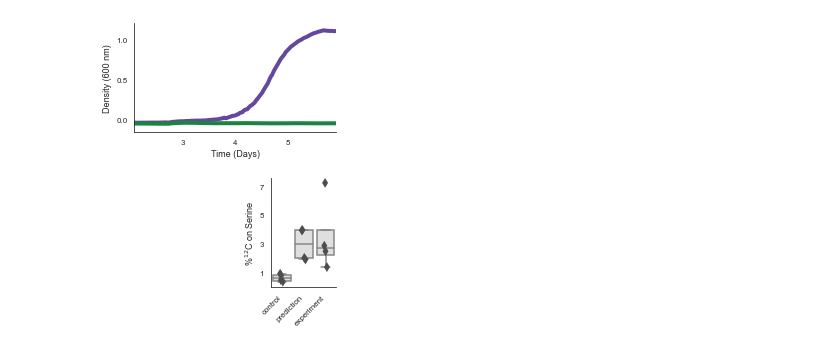
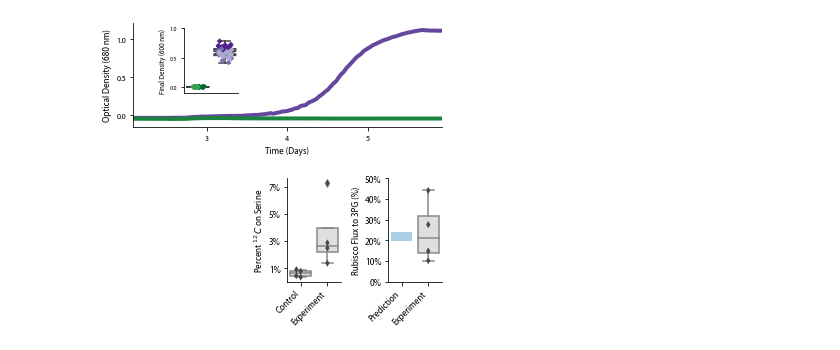
Before and after one commit to flamholz/carboxecoli, a Jupyter notebook: notebooks/Figure 3 merged.ipynb, the cells around one changed output. Saved outputs shown, nothing was run; the diff lists cells and outputs as text; code cells hidden in the pictures.

```diff
--- a/notebooks/Figure 3 merged.ipynb
+++ b/notebooks/Figure 3 merged.ipynb
@@ -9,9 +12,3 @@ from matplotlib import pyplot as plt
-# %%
-# Make a color palette for the swarmplot that colors replicates differently.
-greys = sns.color_palette('Greys', n_colors=8)
-greens = sns.color_palette('Greens', n_colors=8)
-purples = sns.color_palette('Purples', n_colors=8)
-reddish_purple = sns.set_hls_values(sns.xkcd_rgb['reddish purple'], 0.9, 0.3, 1)
 # %%
 # Load bioreactor data
 
@@ -145,0 +50,11 @@ This is 1/48.7 of the cytosolic 12C pool
+# %%
+# Load precomputed flux predictions via pFBA
+flux_prediction_df = pd.read_csv('data/FBA/ccmb1_fluxes.csv')
+rub_pct_range = (flux_prediction_df.rub_pct_3pg_prod.min(), flux_prediction_df.rub_pct_3pg_prod.max())
+
+# Load precomputed flux inferences (from data).
+flux_inference_df = pd.read_csv('data/LCMS/022720_flux_inferrence.csv')
+flux_inference_df['pct_12co2_inferred'] = flux_inference_df.f12co2_inferred*100
+flux_inference_df['ser_pct12c'] = flux_inference_df.ser_f12c*100
+
+flux_inference_df
@@ -146,54 +79,94 @@ This is 1/48.7 of the cytosolic 12C pool
 # %%
-fig = plt.figure(figsize=(3.54, 4.5))
+fig = plt.figure(figsize=(5, 4.5))
 
-gs = fig.add_gridspec(nrows=2, ncols=2, width_ratios=[1.5, 1])
+gs = fig.add_gridspec(nrows=2, ncols=3, width_ratios=[2, 1, 1])
 
 # bioreactor growth curves
 ax0 = fig.add_subplot(gs[0, :])
 
 for name, color in bioreactor_names2plot.items():
     # 'key' is the name of the measurement/well we are looking at.
     key = bioreactor_mapping[name]
     my_tube = bioreactor_continuous_df[bioreactor_continuous_df['key'] == key]
 
     times = my_tube.time.values
     ods = pd.Series(my_tube.value.values)
     median_filtered_ods = ods.rolling(5).median()
     smoothed_ods = median_filtered_ods.rolling(10).mean()
     plt.plot(times, smoothed_ods, lw=4, color=color)
 
 plt.xticks(np.arange(0, 144, 24), np.arange(0, 144, 24)//24, fontsize=8)
 plt.yticks(np.arange(0.0, 1.01, 0.5), fontsize=8)
 
 plt.xlim(50, 142)
 plt.ylim(-0.15, 1.21)
 
 # hide xlabel for illustrator
 plt.xlabel('Time (Days)', fontsize=9)
-plt.ylabel('Density (600 nm)', fontsize=9)
+plt.ylabel('Optical Density (680 nm)', fontsize=9)
 sns.despine(ax=ax0)
 
-ax3 = fig.add_subplot(gs[1, 1])
-
-# LCMS data
-lr_order = ['control', 'prediction', 'experiment']
-sns.boxplot(data=lcms_plotting_df, x='name', y='f12c_ser',
-            order=lr_order, color=greys[1], showfliers=False)
-sns.stripplot(data=lcms_plotting_df, x='name', y='f12c_ser', order=lr_order,
-              color='0.3', marker='d', size=7)
+# Inset for replicated endpoint data from the plate reader
+axins = inset_axes(ax0, width=0.75, height=0.9, loc=2,
+                   bbox_to_anchor=(.15, .5, .6, .5),
+                   bbox_transform=ax0.transAxes)
 
 
-yl = '%$^{12}$C on Serine'
-plt.ylabel(yl, fontsize=9)
-plt.yticks([1, 3, 5, 7], fontsize=8)
-plt.xticks(fontsize=8, rotation=45, ha='right')
-plt.xlabel('')
+pal = {'Full CCM': purples[-3], 'Rub. alone': greens[-3], 'Neg.': greys[-3]}
+sns.boxplot(data=spark_endpoint_df, x='sample', y='OD', order=('Rub. alone', 'Full CCM'), ax=axins,
+            whis=np.inf, palette=pal, notch=True)
+sns.stripplot(data=spark_endpoint_df, x='sample', y='OD', order=('Rub. alone', 'Full CCM'), ax=axins,
+              palette=replicates_palette, size=4, hue='replicate', jitter=0.25, marker='D', edgecolor='black')
 
-sns.despine(ax=ax3)
+plt.legend().set_visible(False)
+
+plt.ylim(-0.1, 1.0)
+plt.xticks([])
+plt.yticks(np.arange(0.0, 1.01, 0.5), fontsize=6)
+plt.ylabel('Final Density (600 nm)', fontsize=7)
+plt.xlabel('', fontsize=7)
+sns.despine(ax=axins)
+
+# plot %12C on serine
+ax1 = fig.add_subplot(gs[1, 1])
+sns.boxplot(data=flux_inference_df, x='sample_name', y='ser_pct12c', order=['CAfree_bioreactor', 'CCMB1_bioreactor'], ax=ax1, color=greys[1])
+sns.swarmplot(data=flux_inference_df, x='sample_name', y='ser_pct12c', order=['CAfree_bioreactor', 'CCMB1_bioreactor'], ax=ax1, color=greys[-2], marker='d')
+
+yticks = np.arange(1, 7.1, 2)
+plt.yticks(yticks, ['%d%%' % y for y in yticks], fontsize=9)
+plt.xticks([0, 1],[ 'Control', 'Experiment'], fontsize=9, rotation=45, ha='right')
+ax1.set_ylabel('Percent $^{12}C$ on Serine', fontsize=9)
+ax1.set_xlabel('')
+sns.despine(ax=ax1)
+
+# Estimated flux through rubisco as compared to FBA predictions
+ax2 = fig.add_subplot(gs[1, 2])
+
+inferred_rub_flux = (flux_inference_df[flux_inference_df.sample_name == 'CCMB1_bioreactor'].rel_rubisco_3PG_flux*100).values.tolist()
+n_exps = len(inferred_rub_flux)
+
+# TODO - actually use prediction here.
+width = 0.8
+xy = (-width/2, rub_pct_range[0])
+height = rub_pct_range[1] - rub_pct_range[0]
+fba_rect = plt.Rectangle(xy, width, height, facecolor=blues[2])
+ax2.add_patch(fba_rect)
+
+sns.boxplot(x=[1]*n_exps, y=inferred_rub_flux, order=[0, 1], ax=ax2, color=greys[1])
+sns.swarmplot(x=[1]*n_exps, y=inferred_rub_flux, order=[0, 1], ax=ax2, color=greys[-2], marker='d')
+
+yticks = np.arange(0, 51, 10)
+plt.yticks(yticks, ['%d%%' % y for y in yticks], fontsize=9)
+plt.xticks([0, 1],['Prediction', 'Experiment'], fontsize=9, rotation=45, ha='right')
+ax2.set_ylabel('Rubisco Flux to 3PG (%)', fontsize=9)
+ax2.set_xlabel('')
+ax2.set_ylim(0, 50)
+ax2.set_xlim(-0.5, 1.5)
+sns.despine(ax=ax2)
 
 plt.tight_layout(h_pad=2)
 
-plt.savefig('fig3/fig3ad_skeleton.png', dpi=600)
+plt.savefig('fig3/fig3.png', dpi=600)
 plt.show()
 # %% [output]
-[figure, old version]
+[figure, new version]
```
Also changed, not shown: parts of 8 cells of this notebook, 25 other files.
